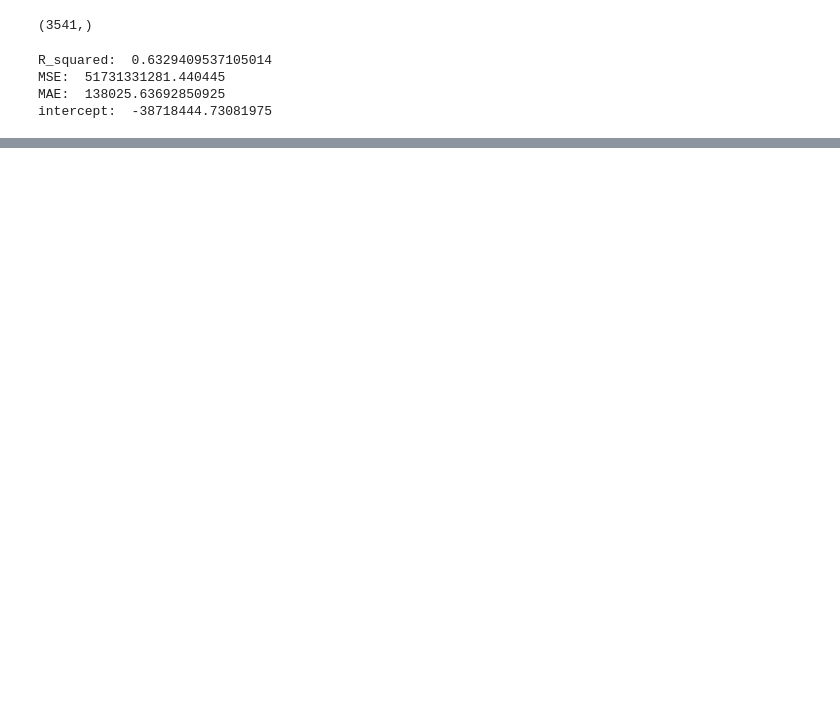
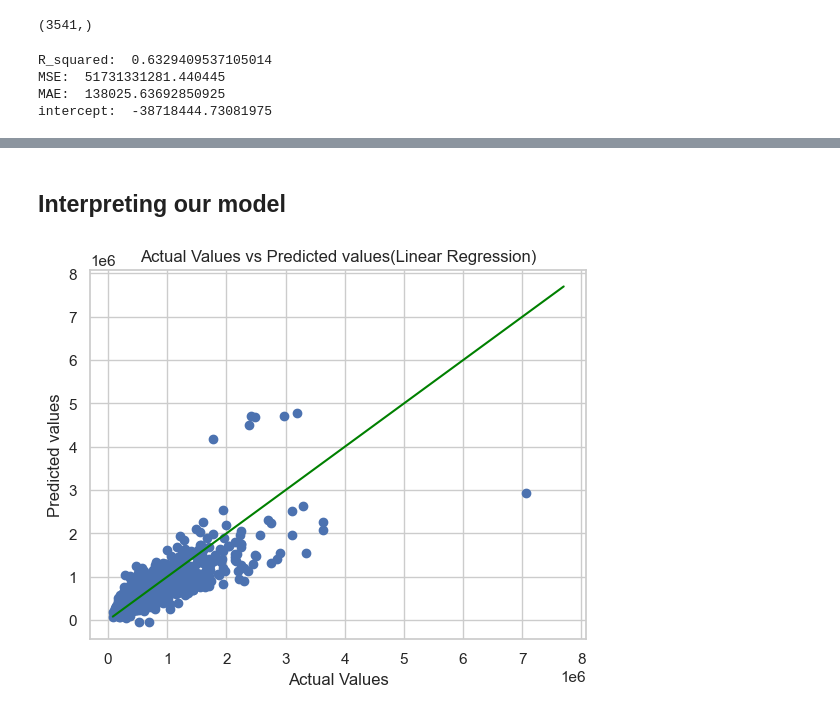
Before and after one commit to FrankOyugi/phase-2-project-real-estate-data-analysis, a Jupyter notebook: student.ipynb, the cells around one changed output, grey strips where cells are left out. Drawn from its saved outputs; the diff is of its cells as text; code cells hidden in the pictures; blank space fills up the shorter version.

Commit message:
Visualizing our model

```diff
--- a/student.ipynb
+++ b/student.ipynb
@@ -636,4 +636,4 @@ Testing set shape:  (3541, 27) (3541,)
 lr = LinearRegression()
 # %%
 # Train the model on the training set
-lr.fit(X_train, y_train)
+model =lr.fit(X_train, y_train)
@@ -664,0 +685,11 @@ intercept:  -38718444.73081975
+# %%
+# Create a design matrix X and target variable y
+X = sm.add_constant(df.drop('price', axis = 1))
+y = df['price']
+
+# Fit the OLS model
+model = sm.OLS(y, X).fit()
+
+# Get the summary
+summary = model.summary()
+print(summary)
@@ -664,0 +714,13 @@ intercept:  -38718444.73081975
+# %% [markdown]
+## Interpreting our model
+# %%
+#Plot the model
+plt.scatter(y_test, y_predicted)
+plt.plot([y.min(), y.max()] ,[y.min(), y.max()] , color= 'green')
+plt.xlabel('Actual Values')
+plt.ylabel('Predicted values')
+plt.title('Actual Values vs Predicted values(Linear Regression)')
+
+plt.show()
+# %% [output]
+[figure, added]
```
Also changed, not shown: parts of 4 cells of this notebook.
